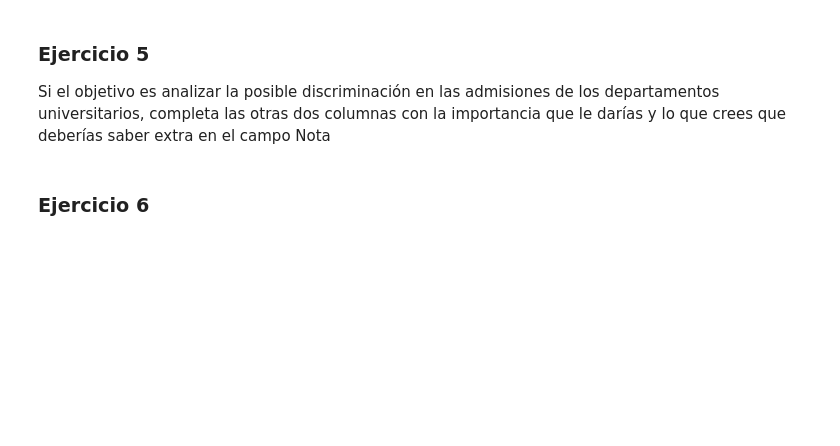
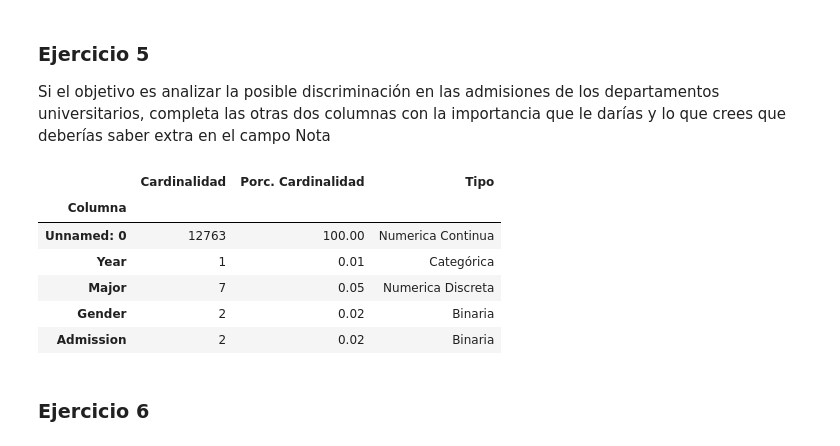
Before and after one commit to raquelmg1312/DS-online-Raquel-Martinez, a Jupyter notebook: 03_Data_Analysis/Sprint_07/Unidad_01_Estadistica_Descriptiva_Univariante/02_Ejercicios_Workout/09_Ejercicios_Analisis_Univariante_Introduccion.ipynb, the cells around one changed output. Cells and saved outputs as stored; diff of their text form; code cells hidden in the pictures; blank space fills up the shorter version.

```diff
--- a/03_Data_Analysis/Sprint_07/Unidad_01_Estadistica_Descriptiva_Univariante/02_Ejercicios_Workout/09_Ejercicios_Analisis_Univariante_Introduccion.ipynb
+++ b/03_Data_Analysis/Sprint_07/Unidad_01_Estadistica_Descriptiva_Univariante/02_Ejercicios_Workout/09_Ejercicios_Analisis_Univariante_Introduccion.ipynb
@@ -83,6 +115,16 @@ Con ayuda de la función del ejercicio 1, completa la tercera columna (Tipo de V
 ### Ejercicio 5
 
 Si el objetivo es analizar la posible discriminación en las admisiones de los departamentos universitarios, completa las otras dos columnas con la importancia que le darías y lo que crees que deberías saber extra en el campo Nota
+# %%
+cardinalidad(df,2,8)
+# %% [output]
+|  | Cardinalidad | Porc. Cardinalidad | Tipo |
+| Columna |  |  |  |
+| Unnamed: 0 | 12763 | 100.00 | Numerica Continua |
+| Year | 1 | 0.01 | Categórica |
+| Major | 7 | 0.05 | Numerica Discreta |
+| Gender | 2 | 0.02 | Binaria |
+| Admission | 2 | 0.02 | Binaria |
 # %% [markdown]
 ### Ejercicio 6
 # %% [markdown]
```
Also changed, not shown: parts of 6 cells of this notebook, 1 other file.
